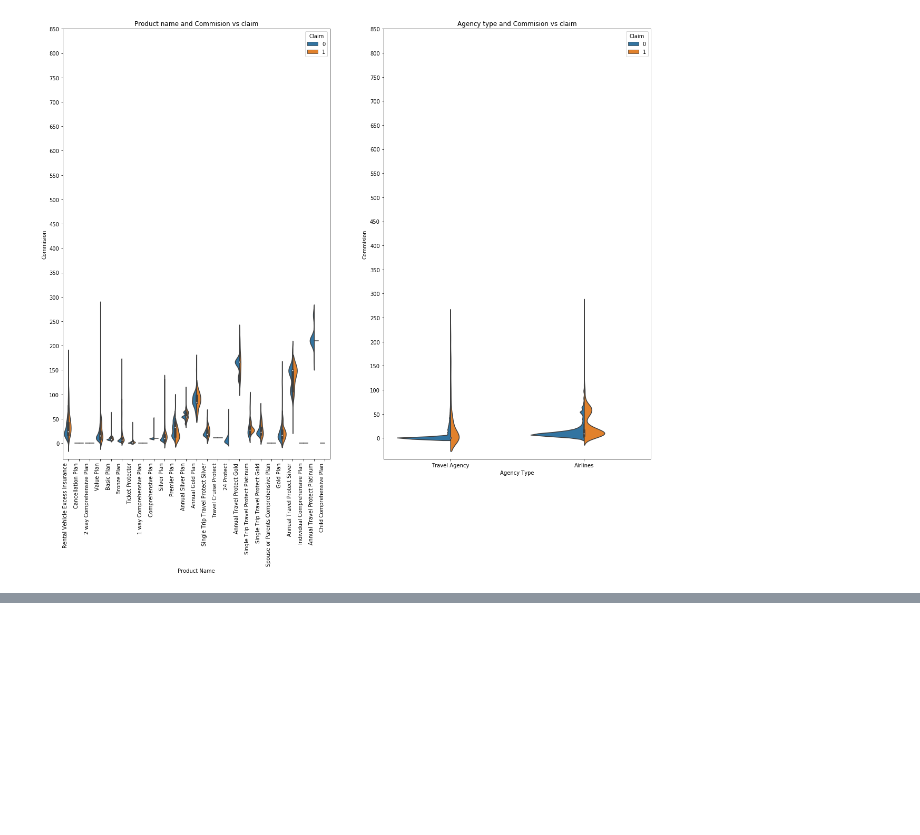
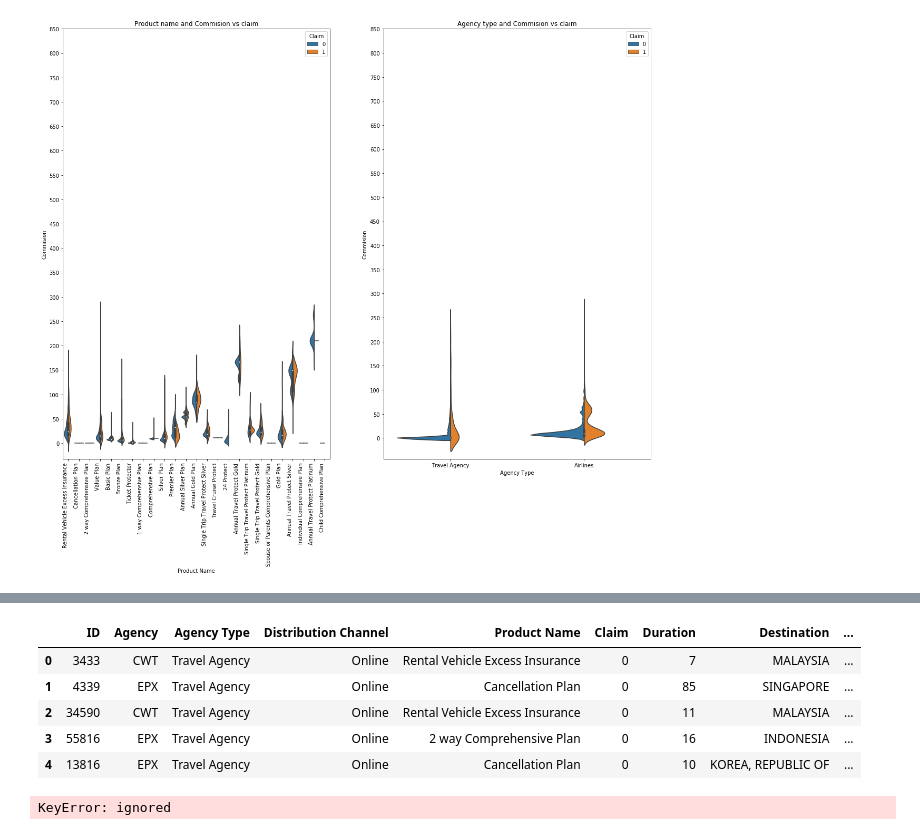
Before and after one commit to sosagago/Are-you-sure-to-Insure-, a Jupyter notebook: Insurer.ipynb, the cells around one changed output, grey strips where cells are left out. Cells and saved outputs as stored; diff of their text form; code cells hidden in the pictures; blank space fills up the shorter version.

```diff
--- a/Insurer.ipynb
+++ b/Insurer.ipynb
@@ -267,0 +270,3 @@ plt.show()
+# %%
+df['age_category'] = pd.cut(x=df['Age'], bins=[0,30,50,100], labels=['0','1','2'])
+print(df['age_category'])
@@ -267,0 +291,15 @@ plt.show()
+# %%
+df  = pd.get_dummies(df, columns=['age_category'], prefix = ['age'])
+df.head()
+# %% [output]
+|  | ID | Agency | Agency Type | Distribution Channel | Product Name | Claim | Duration | Destination | ... |
+| 0 | 3433 | CWT | Travel Agency | Online | Rental Vehicle Excess Insurance | 0 | 7 | MALAYSIA | ... |
+| 1 | 4339 | EPX | Travel Agency | Online | Cancellation Plan | 0 | 85 | SINGAPORE | ... |
+| 2 | 34590 | CWT | Travel Agency | Online | Rental Vehicle Excess Insurance | 0 | 11 | MALAYSIA | ... |
+| 3 | 55816 | EPX | Travel Agency | Online | 2 way Comprehensive Plan | 0 | 16 | INDONESIA | ... |
+| 4 | 13816 | EPX | Travel Agency | Online | Cancellation Plan | 0 | 10 | KOREA, REPUBLIC OF | ... |
+# %%
+columns = ['Gender','Age','age_bins']
+df.drop(columns,inplace = True,axis = 1)
+# %% [output]
+KeyError: ignored
```
Also changed, not shown: parts of 4 cells of this notebook.
